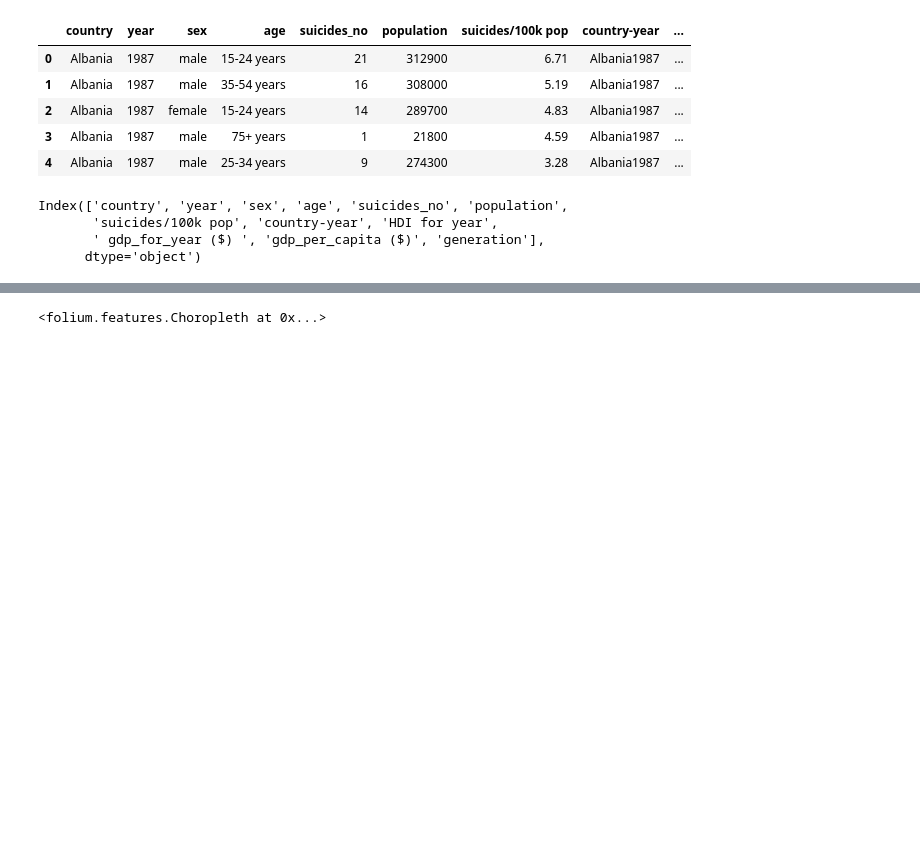
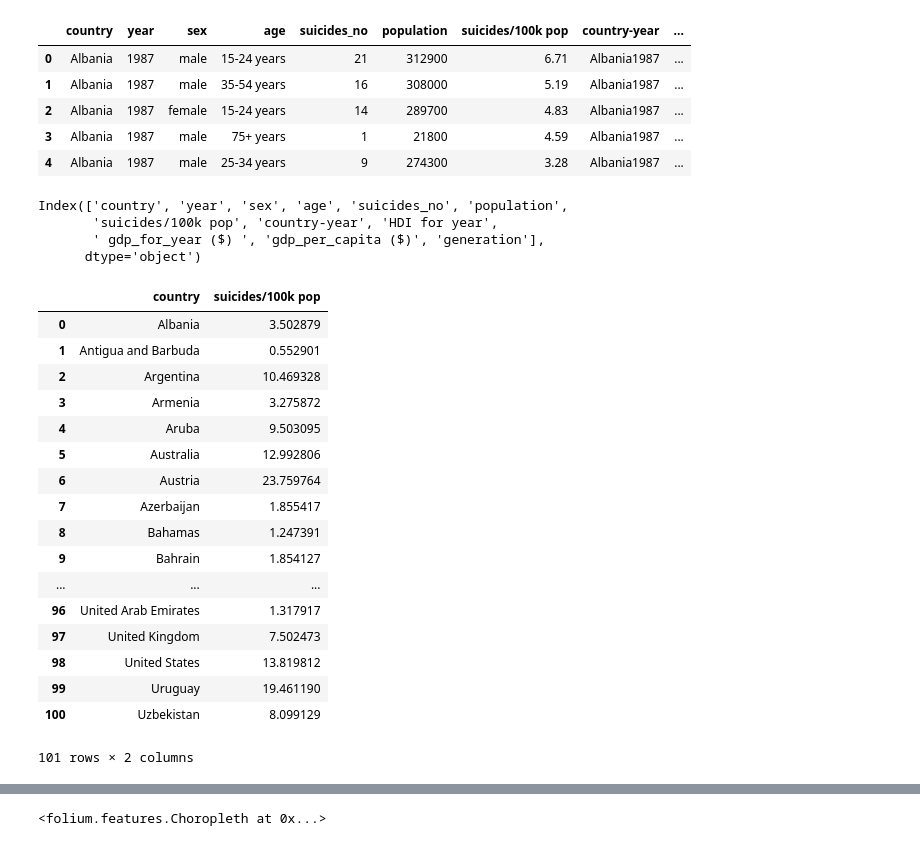
Before and after one commit to ctwayen/DSC106-Final-Proj, a Jupyter notebook: suicide map.ipynb, the cells around one changed output, grey strips where cells are left out. Drawn from its saved outputs; the diff is of its cells as text; code cells hidden in the pictures; blank space fills up the shorter version.

```diff
--- a/suicide map.ipynb
+++ b/suicide map.ipynb
@@ -27,3 +27,24 @@ country = pd.DataFrame(data.groupby('country')['suicides_no'].sum()).reset_index
+# %%
+country
+# %% [output]
+|  | country | suicides/100k pop |
+| 0 | Albania | 3.502879 |
+| 1 | Antigua and Barbuda | 0.552901 |
+| 2 | Argentina | 10.469328 |
+| 3 | Armenia | 3.275872 |
+| 4 | Aruba | 9.503095 |
+| 5 | Australia | 12.992806 |
+| 6 | Austria | 23.759764 |
+| 7 | Azerbaijan | 1.855417 |
+| 8 | Bahamas | 1.247391 |
+| 9 | Bahrain | 1.854127 |
+| ... | ... | ... |
+| 96 | United Arab Emirates | 1.317917 |
+| 97 | United Kingdom | 7.502473 |
+| 98 | United States | 13.819812 |
+| 99 | Uruguay | 19.461190 |
+| 100 | Uzbekistan | 8.099129 |
+101 rows × 2 columns
 # %%
 import numpy as np
 import pandas as pd
```
Also changed, not shown: parts of 7 cells of this notebook, 2 other files.
